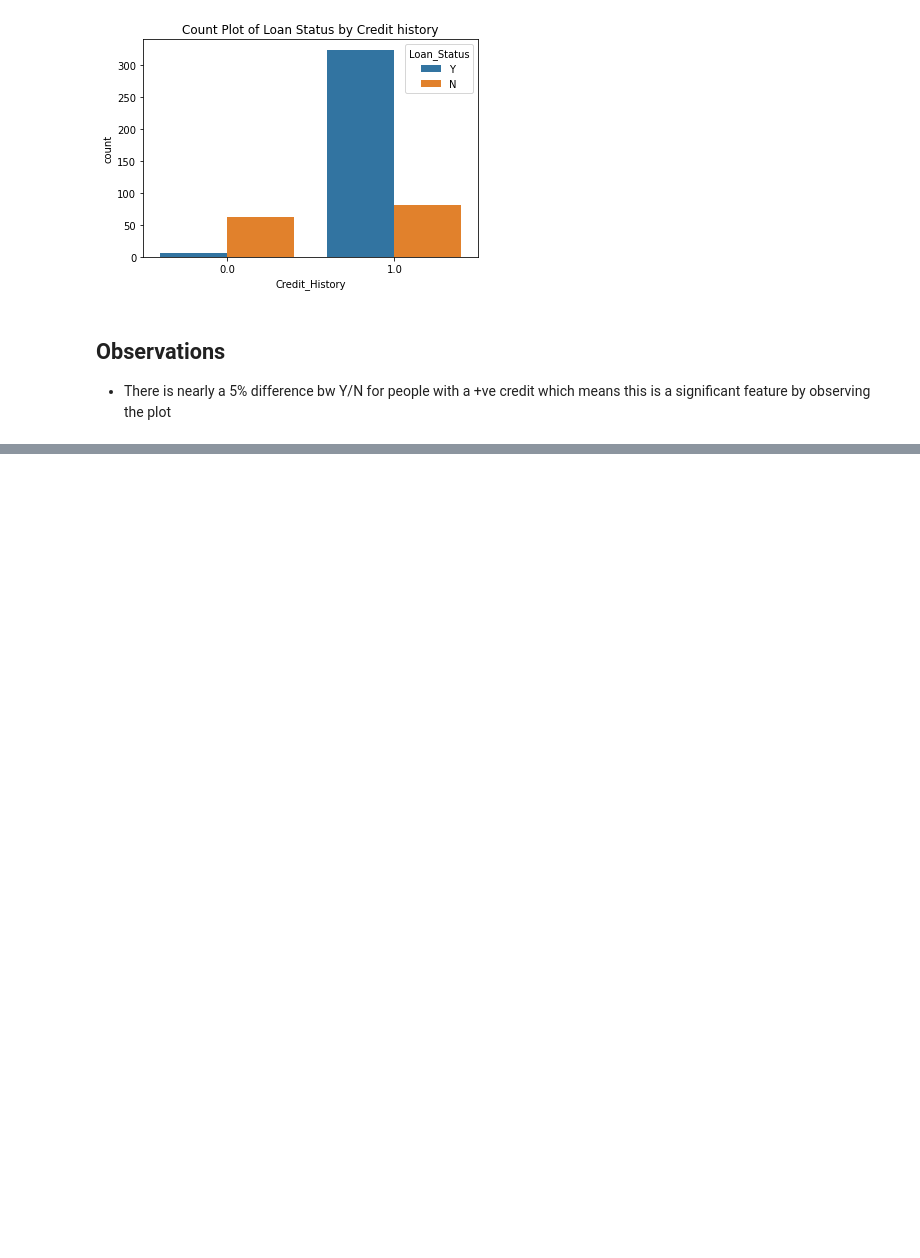
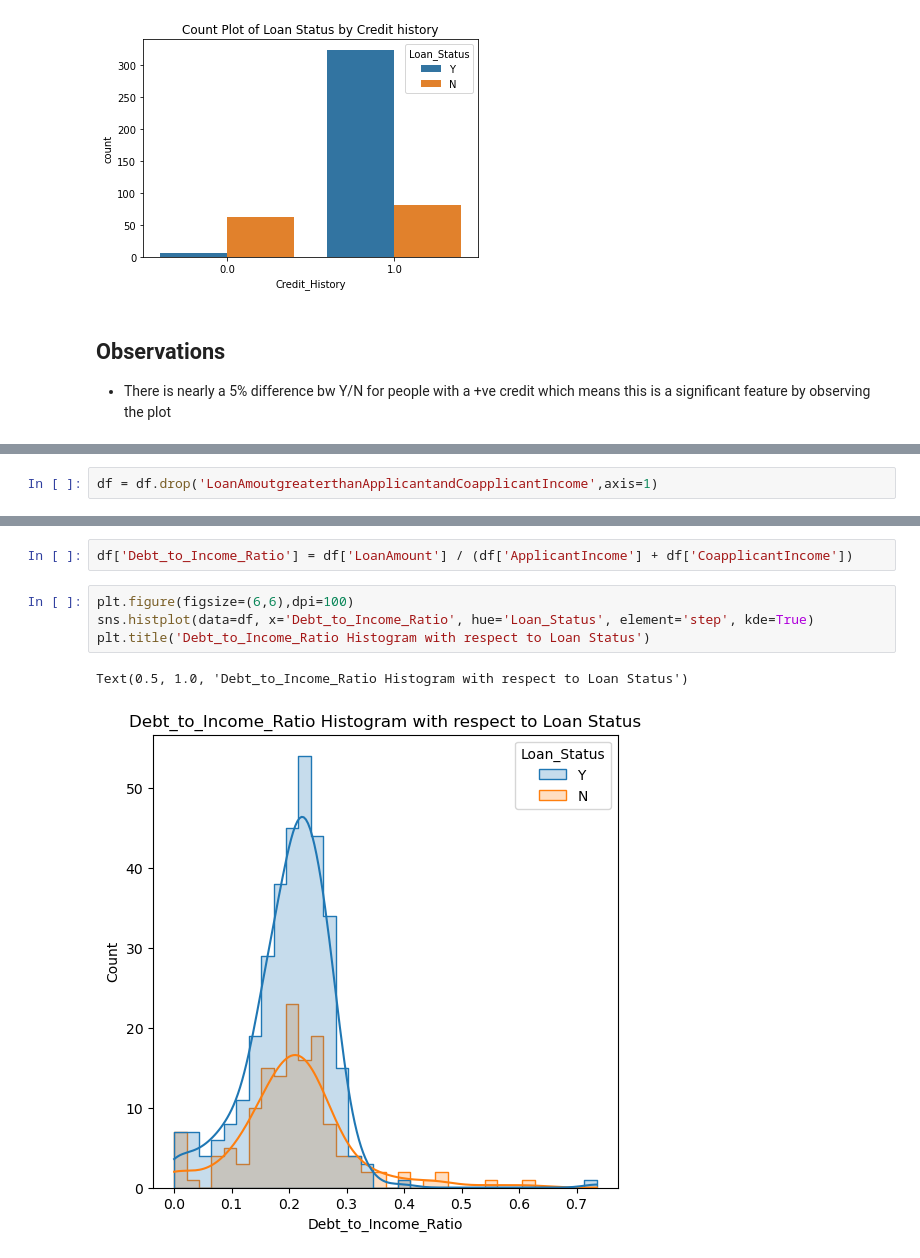
Before and after one commit to proton029/InternshipDataScience_banking, a Jupyter notebook: Data_Analytics.ipynb, the cells around one changed output, grey strips where cells are left out. Drawn from its saved outputs; the diff is of its cells as text; blank space fills up the shorter version.

```diff
--- a/Data_Analytics.ipynb
+++ b/Data_Analytics.ipynb
@@ -720,0 +731,2 @@ plt.title('Count Plot of Loan Status by Credit history');
+# %%
+df = df.drop('LoanAmoutgreaterthanApplicantandCoapplicantIncome',axis=1)
@@ -720,0 +743,9 @@ plt.title('Count Plot of Loan Status by Credit history');
+# %%
+df['Debt_to_Income_Ratio'] = df['LoanAmount'] / (df['ApplicantIncome'] + df['CoapplicantIncome'])
+# %%
+plt.figure(figsize=(6,6),dpi=100)
+sns.histplot(data=df, x='Debt_to_Income_Ratio', hue='Loan_Status', element='step', kde=True)
+plt.title('Debt_to_Income_Ratio Histogram with respect to Loan Status')
+# %% [output]
+Text(0.5, 1.0, 'Debt_to_Income_Ratio Histogram with respect to Loan Status')
+[figure, added]
```
Also changed, not shown: parts of 23 cells of this notebook.
